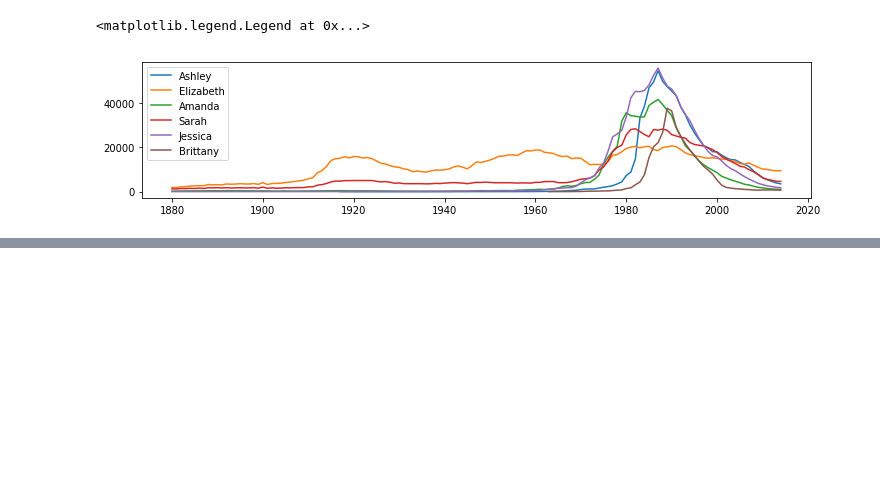
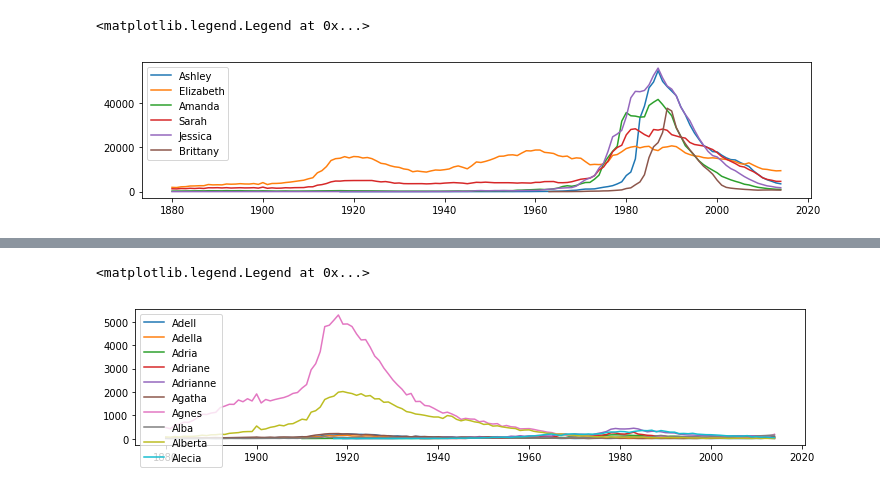
Before and after one commit to 4bic/learn_code, a Jupyter notebook: python:Data Analysis/baby names in panda.ipynb, the cells around one changed output, grey strips where cells are left out. Saved outputs shown, nothing was run; the diff lists cells and outputs as text; code cells hidden in the pictures; blank space fills up the shorter version.

```diff
--- a/python:Data Analysis/baby names in panda.ipynb
+++ b/python:Data Analysis/baby names in panda.ipynb
@@ -406,0 +421,5 @@ plt.legend(popular)
+# %%
+def sumsq(x):
+    return sum(x**2)
+# %%
+spikyness = all_years.groupby(['sex','name'])['number'].agg(sumsq) / totals**2
@@ -406,0 +441,4 @@ plt.legend(popular)
+# %%
+spiky_common = spikyness[totals > 5000]
+spiky_common.sort_values(ascending=False)
+spiky_common.head(10)
@@ -406,0 +480,12 @@ plt.legend(popular)
+# %%
+fads = spiky_common.head(10).index.values
+# %%
+plt.figure(figsize=(12, 2.5))
+
+for sex,name in fads:
+    plotname(sex,name)
+
+plt.legend([name for sex, name in fads], loc='upper left')
+# %% [output]
+<matplotlib.legend.Legend at 0x...>
+[figure, added]
```
Also changed, not shown: parts of 19 cells of this notebook.
